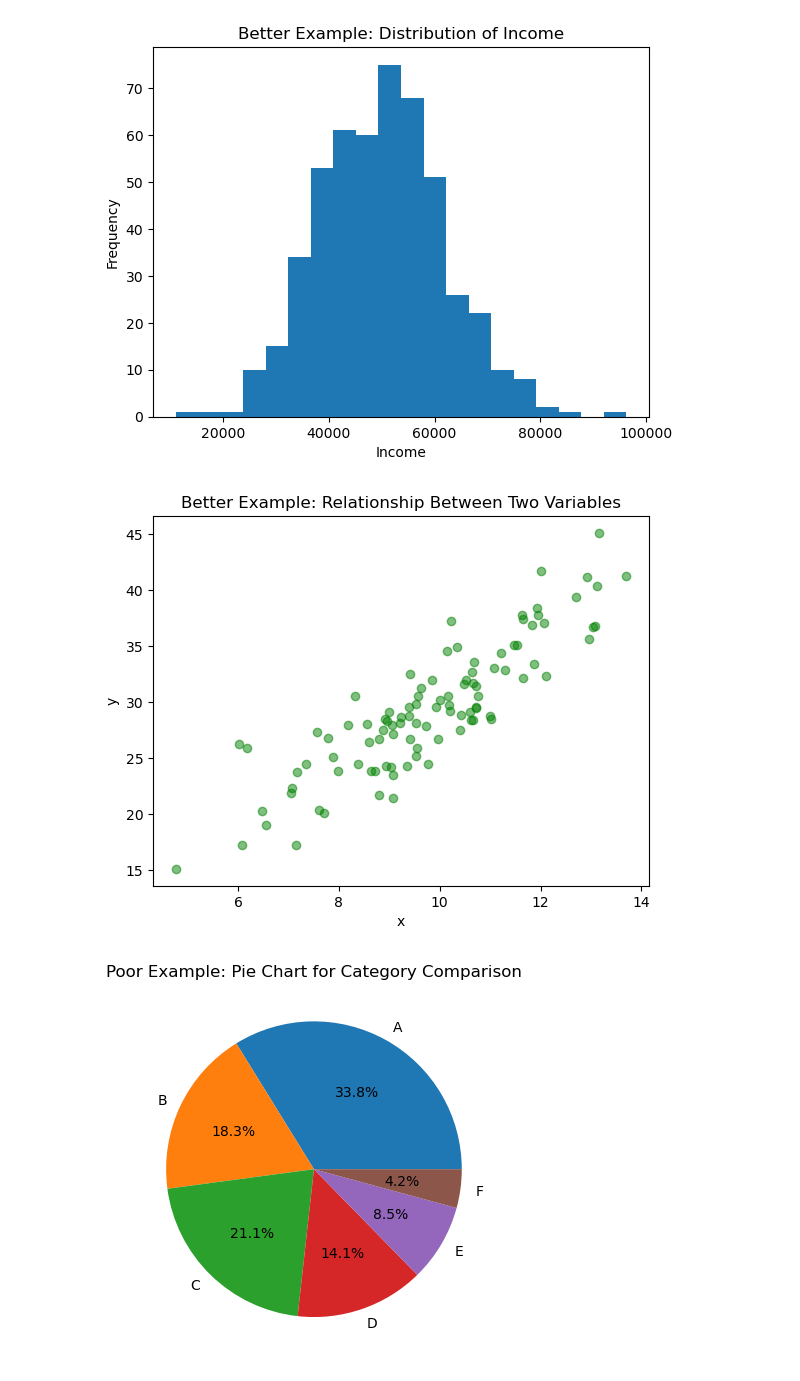
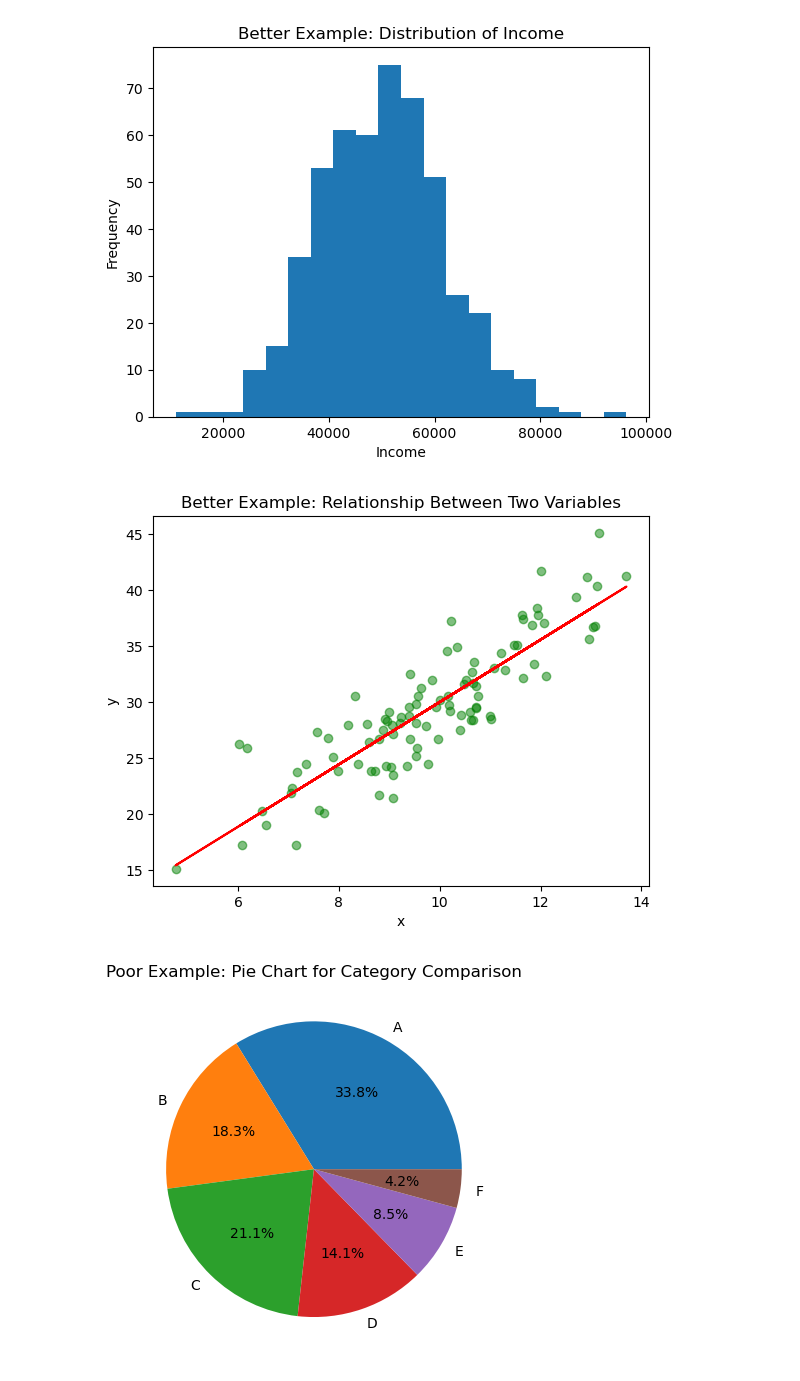
Before and after one commit to Hrz17PMardev/data_analytics_with_python, a Jupyter notebook: notebooks/07_visualization.ipynb, the cells around one changed output. Saved outputs shown, nothing was run; the diff lists cells and outputs as text; code cells hidden in the pictures.

Commit message:
Add trend line

```diff
--- a/notebooks/07_visualization.ipynb
+++ b/notebooks/07_visualization.ipynb
@@ -37,21 +37,22 @@ plt.show()
 # %%
 np.random.seed(42)
 x = np.random.normal(10, 2, 100)
 y = x * 3 + np.random.normal(0, 3, 100)
 
 df_relationship = pd.DataFrame({
     "x": x,
     "y": y
 })
 
 plt.figure()
 plt.scatter(df_relationship["x"], df_relationship["y"], c="green", alpha=0.5)
 plt.title("Better Example: Relationship Between Two Variables")
 plt.xlabel("x")
 plt.ylabel("y")
+plt.plot(df_relationship["x"], np.poly1d(plt.trend_line)(df_relationship["x"]), color="red")
 plt.show()
 # %% [output]
-[figure, old version]
+[figure, new version]
 # %%
 plt.figure()
 plt.pie(df_demo["value"], labels=df_demo["category"], autopct="%1.1f%%")
```
